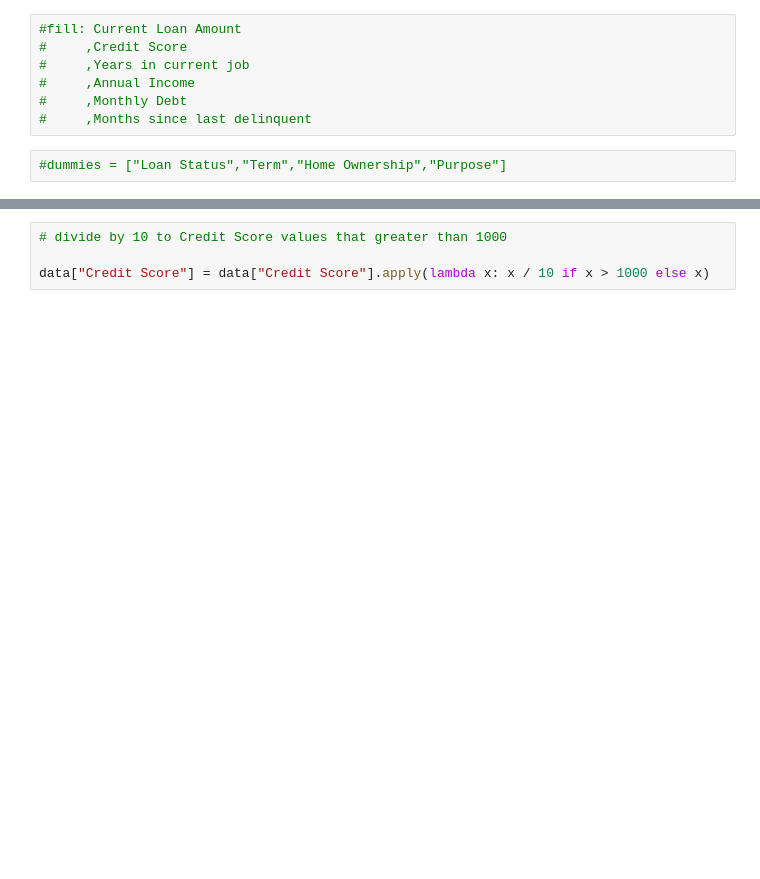
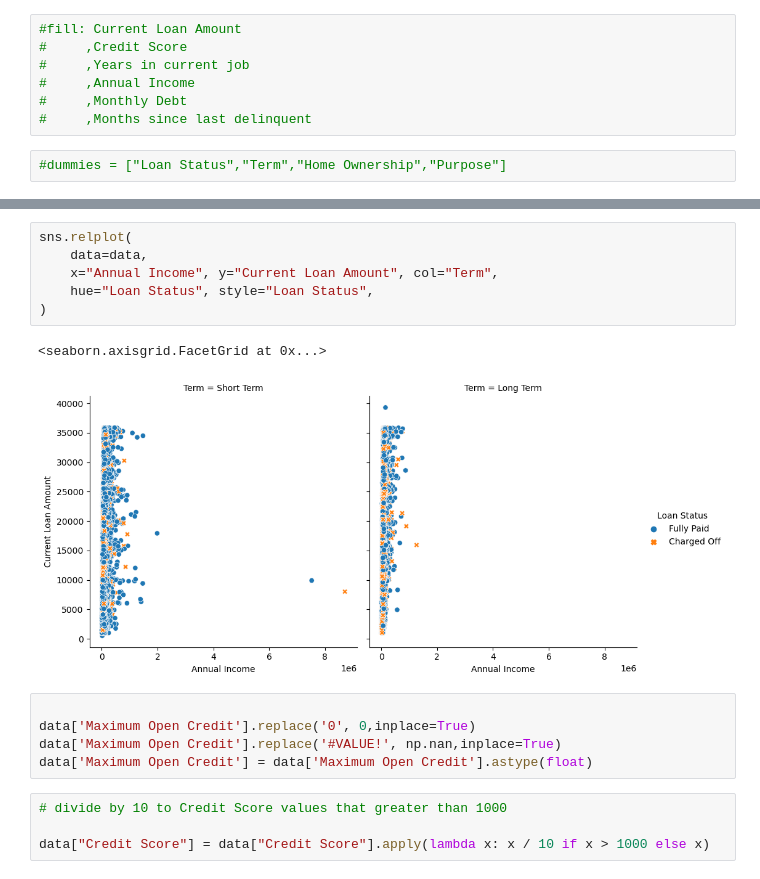
Before and after one commit to ramazannbilen/AI-machine-learning, a Jupyter notebook: Assignments/LoanPrediction/Loan Prediction.ipynb, the cells around one changed output, grey strips where cells are left out. Drawn from its saved outputs; the diff is of its cells as text; blank space fills up the shorter version.

Commit message:
loan

```diff
--- a/Assignments/LoanPrediction/Loan Prediction.ipynb
+++ b/Assignments/LoanPrediction/Loan Prediction.ipynb
@@ -81,4 +79,18 @@ Tax Liens                           23
 dtype: int64
+# %%
+sns.relplot(
+    data=data,
+    x="Annual Income", y="Current Loan Amount", col="Term",
+    hue="Loan Status", style="Loan Status",
+)
+# %% [output]
+<seaborn.axisgrid.FacetGrid at 0x...>
+[figure, added]
+# %%
+
+data['Maximum Open Credit'].replace('0', 0,inplace=True)
+data['Maximum Open Credit'].replace('#VALUE!', np.nan,inplace=True)
+data['Maximum Open Credit'] = data['Maximum Open Credit'].astype(float)
 # %%
 # divide by 10 to Credit Score values that greater than 1000
 
```
Also changed, not shown: parts of 10 cells of this notebook.
